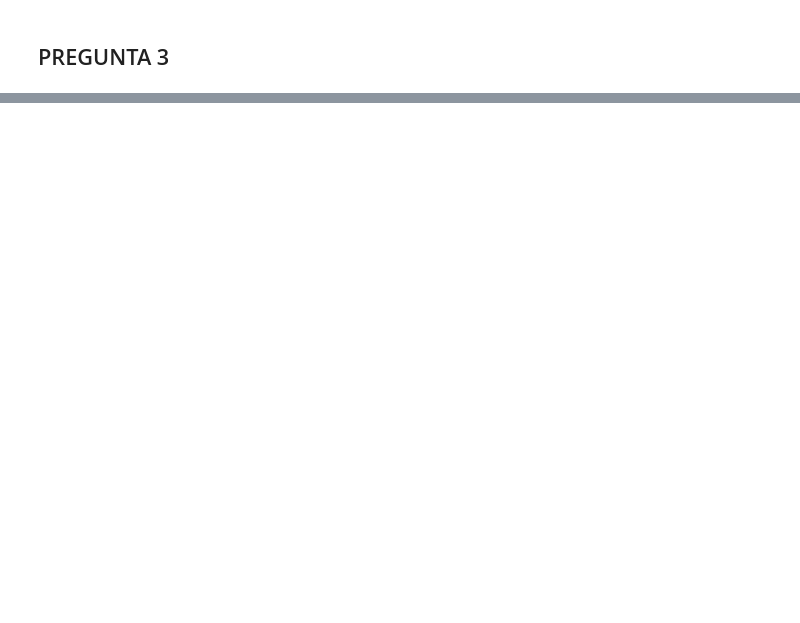
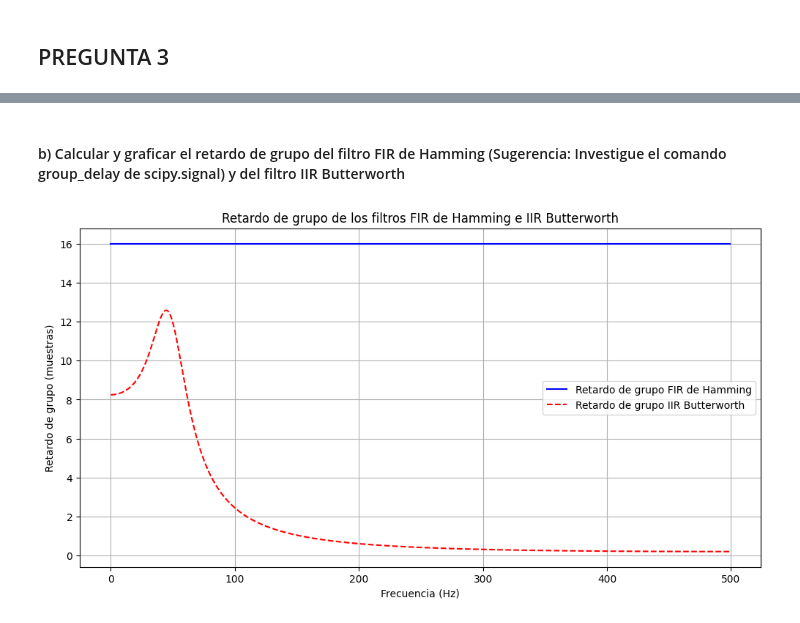
Before and after one commit to May3012/LAB4_PDS, a Jupyter notebook: tarea_asincrona_20210548.ipynb, the cells around one changed output, grey strips where cells are left out. Saved outputs shown, nothing was run; the diff lists cells and outputs as text; code cells hidden in the pictures; blank space fills up the shorter version.

```diff
--- a/tarea_asincrona_20210548.ipynb
+++ b/tarea_asincrona_20210548.ipynb
@@ -428,0 +545,21 @@ plt.show()
+# %% [markdown]
+#### b) Calcular y graficar el retardo de grupo del filtro FIR de Hamming (Sugerencia: Investigue el comando group_delay de scipy.signal) y del filtro IIR Butterworth
+# %%
+from scipy.signal import group_delay
+
+# Calcular el retardo de grupo para el filtro FIR de Hamming y el IIR Butterworth
+w_fir, gd_fir = group_delay((fir_hamming, 1), fs=sampling_rate)
+w_iir, gd_iir = group_delay((b, a), fs=sampling_rate)
+
+# Graficar el retardo de grupo
+plt.figure(figsize=(12, 6))
+plt.plot(w_fir, gd_fir, label="Retardo de grupo FIR de Hamming", color="blue")
+plt.plot(w_iir, gd_iir, label="Retardo de grupo IIR Butterworth", color="red", linestyle="--")
+plt.xlabel("Frecuencia (Hz)")
+plt.ylabel("Retardo de grupo (muestras)")
+plt.title("Retardo de grupo de los filtros FIR de Hamming e IIR Butterworth")
+plt.legend()
+plt.grid()
+plt.show()
+# %% [output]
+[figure, added]
```
Also changed, not shown: parts of 14 cells of this notebook.
